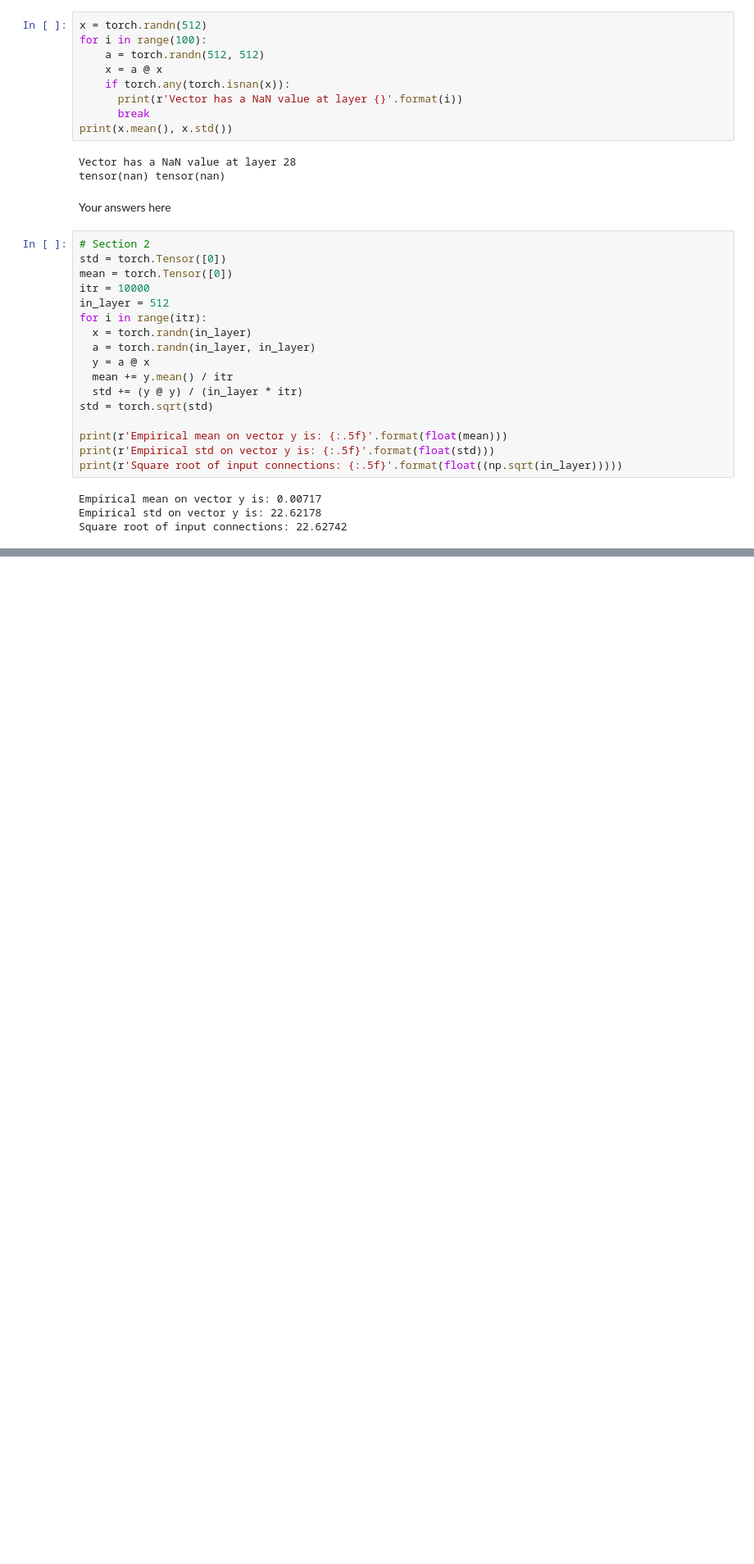
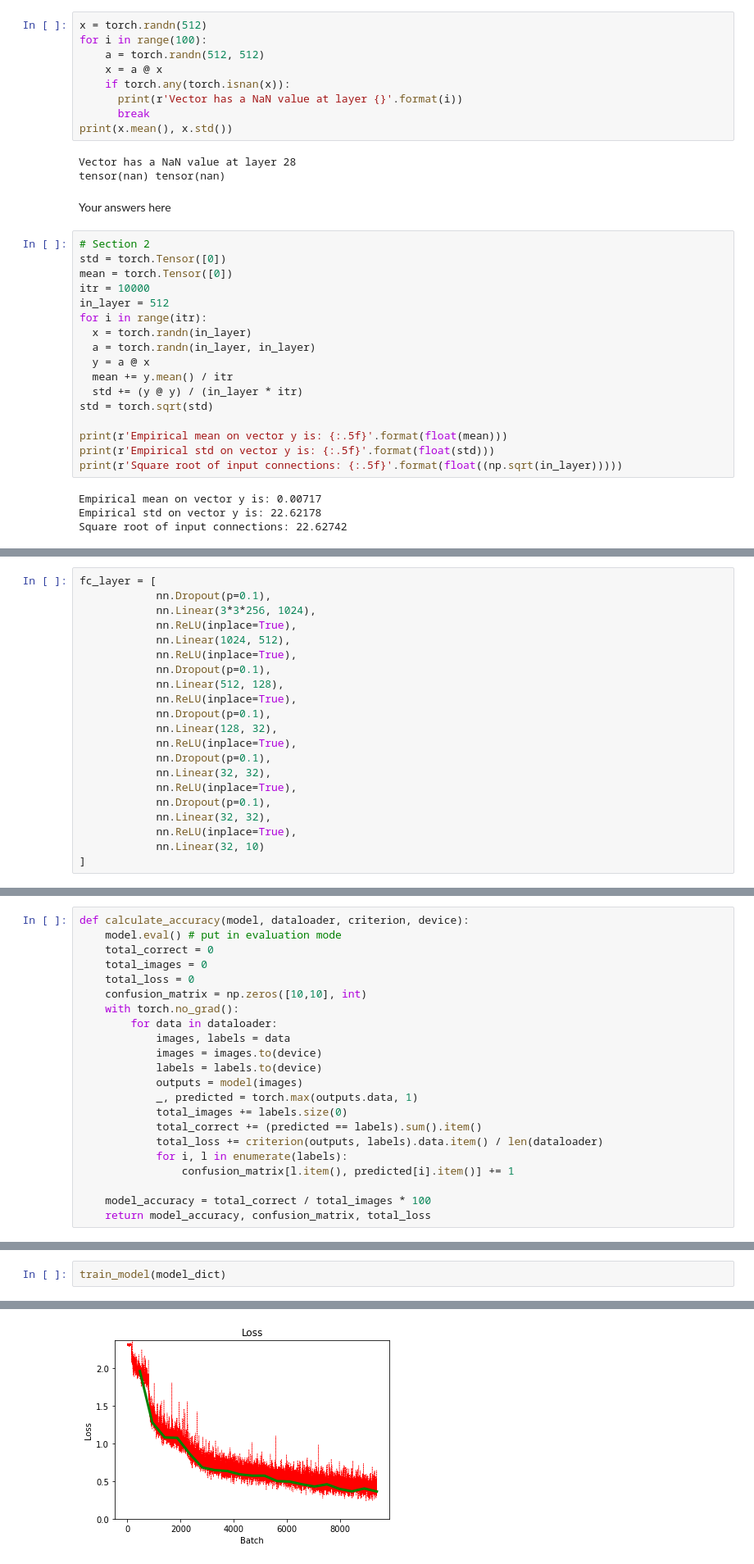
Before and after one commit to mocedon/EE-DL046211, a Jupyter notebook: HW2/ee046211_hw2_312775364.ipynb, the cells around one changed output, grey strips where cells are left out. Shown at 82% size. Saved outputs shown, nothing was run; the diff lists cells and outputs as text; blank space fills up the shorter version.

```diff
--- a/HW2/ee046211_hw2_312775364.ipynb
+++ b/HW2/ee046211_hw2_312775364.ipynb
@@ -373,0 +439,21 @@ Your Code Here
+# %%
+fc_layer = [
+            nn.Dropout(p=0.1),
+            nn.Linear(3*3*256, 1024),
+            nn.ReLU(inplace=True),
+            nn.Linear(1024, 512),
+            nn.ReLU(inplace=True),
+            nn.Dropout(p=0.1),
+            nn.Linear(512, 128),
+            nn.ReLU(inplace=True),
+            nn.Dropout(p=0.1),
+            nn.Linear(128, 32),
+            nn.ReLU(inplace=True),
+            nn.Dropout(p=0.1),
+            nn.Linear(32, 32),
+            nn.ReLU(inplace=True),
+            nn.Dropout(p=0.1),
+            nn.Linear(32, 32),
+            nn.ReLU(inplace=True),
+            nn.Linear(32, 10)
+]
@@ -373,0 +494,22 @@ Your Code Here
+# %%
+def calculate_accuracy(model, dataloader, criterion, device):
+    model.eval() # put in evaluation mode
+    total_correct = 0
+    total_images = 0
+    total_loss = 0
+    confusion_matrix = np.zeros([10,10], int)
+    with torch.no_grad():
+        for data in dataloader:
+            images, labels = data
+            images = images.to(device)
+            labels = labels.to(device)
+            outputs = model(images)
+            _, predicted = torch.max(outputs.data, 1)
+            total_images += labels.size(0)
+            total_correct += (predicted == labels).sum().item()
+            total_loss += criterion(outputs, labels).data.item() / len(dataloader)
+            for i, l in enumerate(labels):
+                confusion_matrix[l.item(), predicted[i].item()] += 1
+
+    model_accuracy = total_correct / total_images * 100
+    return model_accuracy, confusion_matrix, total_loss
@@ -373,0 +590,3 @@ Your Code Here
+# %%
+train_model(model_dict)
+# %% [output]
@@ -373,0 +610 @@ Your Code Here
+[figure, added]
```
Also changed, not shown: parts of 15 cells of this notebook.
